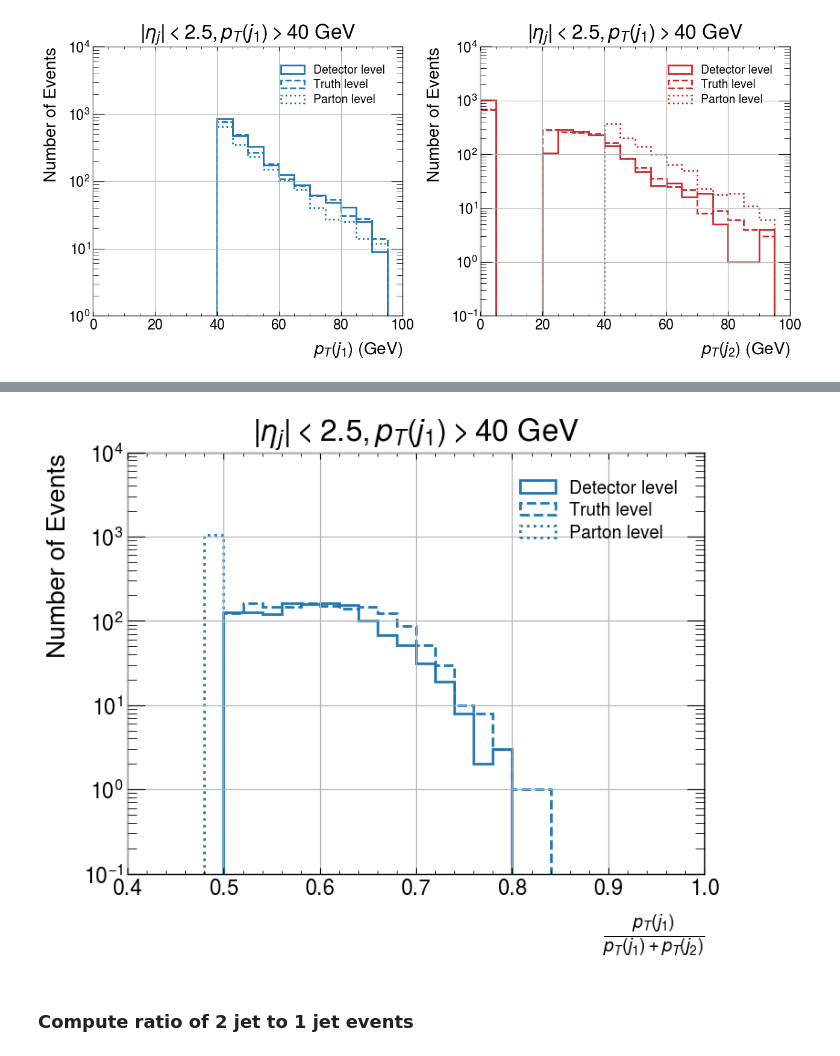
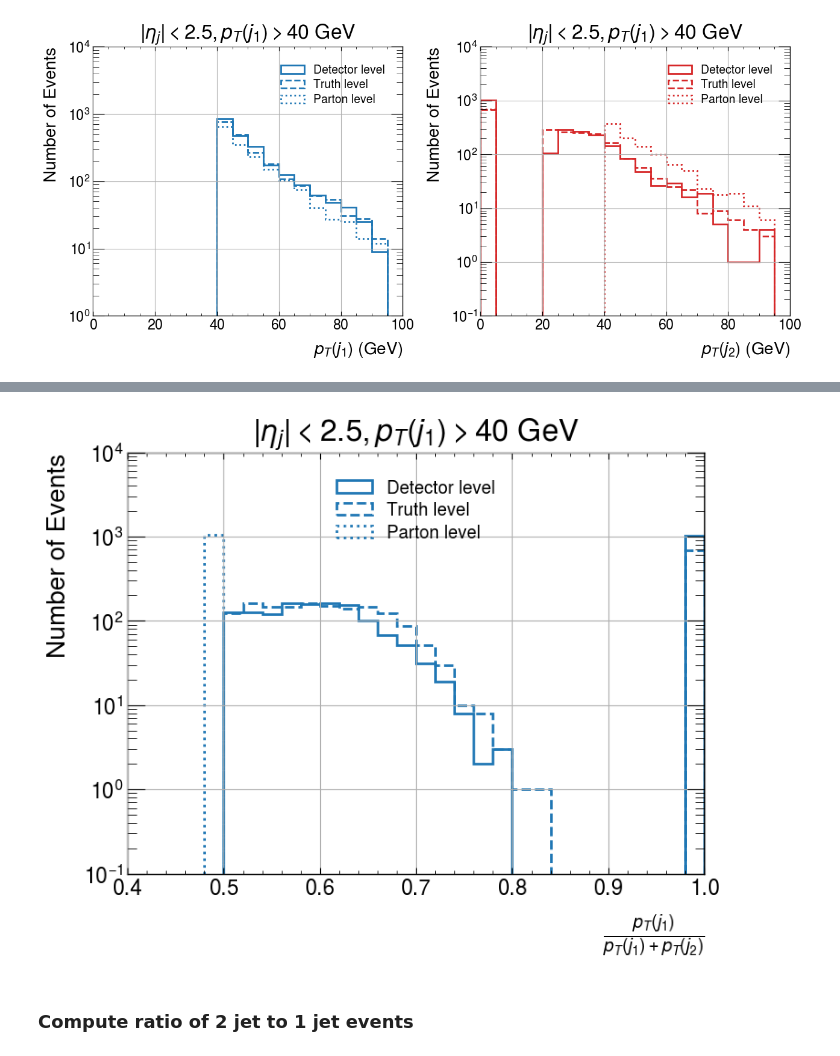
Before and after one commit to andlessa/back2futureTrigger, a Jupyter notebook: check_dijet_MG5.ipynb, the cells around one changed output, grey strips where cells are left out. Cells and saved outputs as stored; diff of their text form; code cells hidden in the pictures.

```diff
--- a/check_dijet_MG5.ipynb
+++ b/check_dijet_MG5.ipynb
@@ -44,7 +44,7 @@ def getJetInfo(jets,etamax=2.5):
         pT1 = jets[0].PT
     if nj > 1:
         pT2 = jets[1].PT
-    return [nj,pT1,pT2]
+    return (nj,pT1,pT2)
 # %% [markdown]
 ### Get jet pT
 # %%
@@ -75,9 +75,9 @@ for ievt in range(nevts):
 
 
 f.Close()
-data = np.array(data)
-data_truth = np.array(data_truth)
-data_parton = np.array(data_parton)
+data = np.array(data,dtype=[('nj',int),('pT1',float),('pT2',float)])
+data_truth = np.array(data_truth,dtype=[('nj',int),('pT1',float),('pT2',float)])
+data_parton = np.array(data_parton,dtype=[('nj',int),('pT1',float),('pT2',float)])
 # %% [markdown]
 # Plot jet multiplicity
 # %%
@@ -148,9 +148,9 @@ plt.show()
 # %% [markdown]
 ## Select events with pT(j1) > 40 Gev
 # %%
-data1 = data[data[:,1]>40.0]
-data_truth1 = data_truth[data_truth[:,1]>40.0]
-data_parton1 = data_parton[data_parton[:,1]>40.0]
+data1 = data[data['pT1']>40.0]
+data_truth1 = data_truth[data_truth['pT1']>40.0]
+data_parton1 = data_parton[data_parton['pT1']>40.0]
 # %%
 bins = np.arange(0.,100.,5.)
 fig,ax = plt.subplots(nrows=1,ncols=2,figsize=(13,6))
@@ -217,26 +217,26 @@ plt.show()
 # %%
-bins = np.arange(0.4,1.,0.02)
+bins = np.arange(0.4,1.02,0.02)
 
-plt.hist(data1[:,1]/(data1[:,1]+data1[:,2]),bins=bins,color=color_j1,
+plt.hist(data1['pT1']/(data1['pT1']+data1['pT2']),bins=bins,color=color_j1,
              histtype='step',
              label=r'Detector level',linewidth=2)
 
-plt.hist(data_truth1[:,1]/(data_truth1[:,1]+data_truth1[:,2]),bins=bins,color=color_j1,
+plt.hist(data_truth1['pT1']/(data_truth1['pT1']+data_truth1['pT2']),bins=bins,color=color_j1,
              histtype='step',
              label=r'Truth level',linewidth=2,linestyle='dashed')
 
-plt.hist(data_parton1[:,1]/(data_parton1[:,1]+data_parton1[:,2]),bins=bins,color=color_j1,
+plt.hist(data_parton1['pT1']/(data_parton1['pT1']+data_parton1['pT2']),bins=bins,color=color_j1,
              histtype='step',
              label=r'Parton level',linewidth=2,linestyle='dotted')
 plt.yscale('log')
 plt.xlabel(r'$\frac{p_T (j_1)}{p_T(j_1) + p_T(j_2)}$')
 plt.ylabel('Number of Events')
 plt.legend(framealpha=1.0)
 plt.title(r'$|\eta_j| < 2.5, p_T(j_1) > 40$ GeV')
 plt.grid()
 plt.show()
 # %% [output]
-[figure, old version]
+[figure, new version]
 # %% [markdown]
 ### Compute ratio of 2 jet to 1 jet events
 # %%
```
Also changed, not shown: parts of 5 cells of this notebook.
